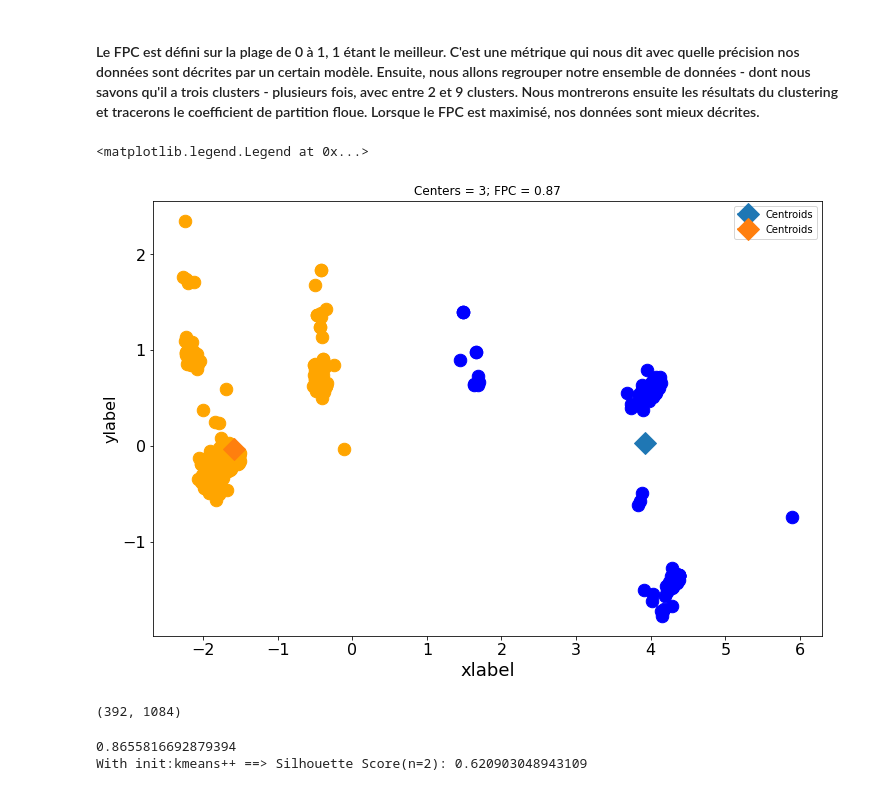
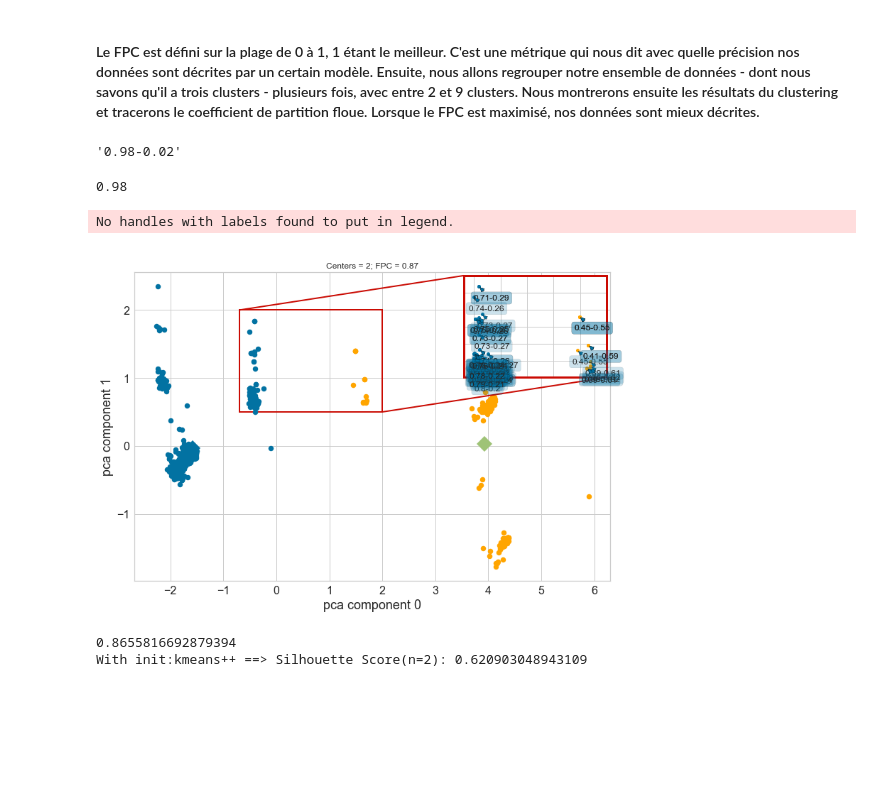
Before and after one commit to ab3masta/pfe_final_notebook, a Jupyter notebook: clustering.ipynb, the cells around one changed output. Saved outputs shown, nothing was run; the diff lists cells and outputs as text; code cells hidden in the pictures; blank space fills up the shorter version.

```diff
--- a/clustering.ipynb
+++ b/clustering.ipynb
@@ -355,3 +347,19 @@ With init:kmeans++ ==> Silhouette Score(n=3): 0.6209053206414707
 With init:kmeans++ ==> Silhouette Score(n=3): 0.29021731033130327
 # %% [markdown]
 ## Fuzzy Clustering
+# %%
+fpcs = []
+alldata = features.T
+
+for ncenters in range(2,11):
+    cntr, u, u0, d, jm, p, fpc = fuzz.cluster.cmeans(
+        alldata, ncenters, 2, error=0.005, maxiter=1000, init=None)
+
+    # Store fpc values for later plots
+    fpcs.append(fpc)
+plt.figure(figsize=(12, 8))
+plt.xticks(fontsize=16)
+plt.yticks(fontsize=16)
+plt.xlabel('Number of centers', fontsize=18)
+plt.ylabel('Fuzzy partition coefficient', fontsize=16)
+plt.plot(np.r_[2:11], fpcs,linewidth=4, color='#500000')
@@ -394,38 +405,73 @@ fig1.savefig('iris_dataset.png')
 # %% [markdown]
 #### Le FPC est défini sur la plage de 0 à 1, 1 étant le meilleur. C'est une métrique qui nous dit avec quelle précision nos données sont décrites par un certain modèle. Ensuite, nous allons regrouper notre ensemble de données - dont nous savons qu'il a trois clusters - plusieurs fois, avec entre 2 et 9 clusters. Nous montrerons ensuite les résultats du clustering et tracerons le coefficient de partition floue. Lorsque le FPC est maximisé, nos données sont mieux décrites.
+# %%
+txt = str(round(u[0][0], 2)) + "-"+str(round(u[1][0], 2))
+txt
+# %% [output]
+'0.98-0.02'
+# %%
+round(u[0][0], 2)
+# %% [output]
+0.98
 # %%
+from mpl_toolkits.axes_grid1.inset_locator import zoomed_inset_axes
+from mpl_toolkits.axes_grid1.inset_locator import mark_inset
+
 X = features
 colors = ['b', 'orange', 'g', 'r', 'c', 'm', 'y', 'k', 'Brown', 'ForestGreen']
 xpts = np.hstack(X[:,0])
 ypts = np.hstack(X[:,1])
 
 alldata = features.T
 
-cntr, u, u0, d, jm, p, fpc = fuzz.cluster.cmeans(alldata, 2, 2, error=0.005, maxiter=1000, init=None)
+cntr, u, u0, d, jm, p, fpc = fuzz.cluster.cmeans(alldata, 2, 2, error=0.005, maxiter=1000, init=None,seed=2021)
 
 # Plot assigned clusters, for each data point in training set
-plt.figure(figsize=(12, 8))
+fig, ax = plt.subplots(figsize=(12,8))
+
 plt.xticks(fontsize=16)
 plt.yticks(fontsize=16)
-plt.xlabel('xlabel', fontsize=18)
-plt.ylabel('ylabel', fontsize=16)
+plt.xlabel('pca component 0', fontsize=18)
+plt.ylabel('pca component 1', fontsize=18)
 
 cluster_membership = np.argmax(u, axis=0)
 
-plt.plot(alldata[0,cluster_membership == 0],alldata[1,cluster_membership == 0], '.',markersize=25, color=colors[0])
-plt.plot(alldata[0,cluster_membership == 1],alldata[1,cluster_membership == 1], '.',markersize=25, color=colors[1])
+ax.plot(alldata[0,cluster_membership == 0],alldata[1,cluster_membership == 0], '.',markersize=15, color=colors[0])
+ax.plot(alldata[0,cluster_membership == 1],alldata[1,cluster_membership == 1], '.',markersize=15, color=colors[1])
 
 
 # Mark the center of each fuzzy cluster
 for pt in cntr:
-    plt.plot(pt[0], pt[1], marker='D',markersize=15,label = 'Centroids')
+    ax.plot(pt[0], pt[1], marker='D',markersize=15,label = 'Centroids')
 
-plt.title('Centers = {0}; FPC = {1:.2f}'.format(3, fpc))
+# for i in range(1000,1084):
+#     txt = str(round(u[0][i], 2)) + "-"+str(round(u[1][i], 2))
+#     ax.annotate(txt, (alldata[0][i], alldata[1][i]), xytext=(alldata[0][i]-0.1, alldata[1][i]-0.2),bbox=dict(boxstyle="round", alpha=0.1), arrowprops = dict(arrowstyle="simple"))
+
+axins = zoomed_inset_axes(ax, 1, loc=1) # zoom = 6
+axins.plot(alldata[0,cluster_membership == 0],alldata[1,cluster_membership == 0], '.',markersize=10, color=colors[0])
+axins.plot(alldata[0,cluster_membership == 1],alldata[1,cluster_membership == 1], '.',markersize=10, color=colors[1])
+
+
+for i in range(0,1084):
+    txt = str(round(u[0][i], 2)) + "-"+str(round(u[1][i], 2))
+    axins.annotate(txt, (alldata[0][i], alldata[1][i]), xytext=(alldata[0][i]-0.1, alldata[1][i]-0.2),bbox=dict(boxstyle="round", alpha=0.2), arrowprops = dict(arrowstyle="simple"))
+
+for axis in ['top','bottom','left','right']:
+    axins.spines[axis].set_linewidth(3)
+    axins.spines[axis].set_color('r')
+
+axins.set_xlim(-0.7, 2)
+axins.set_ylim(0.5, 2)
+plt.xticks(visible=False)
+plt.yticks(visible=False)
+
+mark_inset(ax, axins, loc1=2, loc2=4, fc="none", lw=2, ec='r')
+
+ax.set_title('Centers = {0}; FPC = {1:.2f}'.format(2, fpc))
 plt.legend()
+plt.draw()
+plt.show()
 # %% [output]
-<matplotlib.legend.Legend at 0x...>
+No handles with labels found to put in legend.
-[figure, old version]
+[figure, new version]
-# %%
-features.T.shape
-# %% [output]
-(392, 1084)
```
Also changed, not shown: parts of 8 cells of this notebook, 2 other files.
